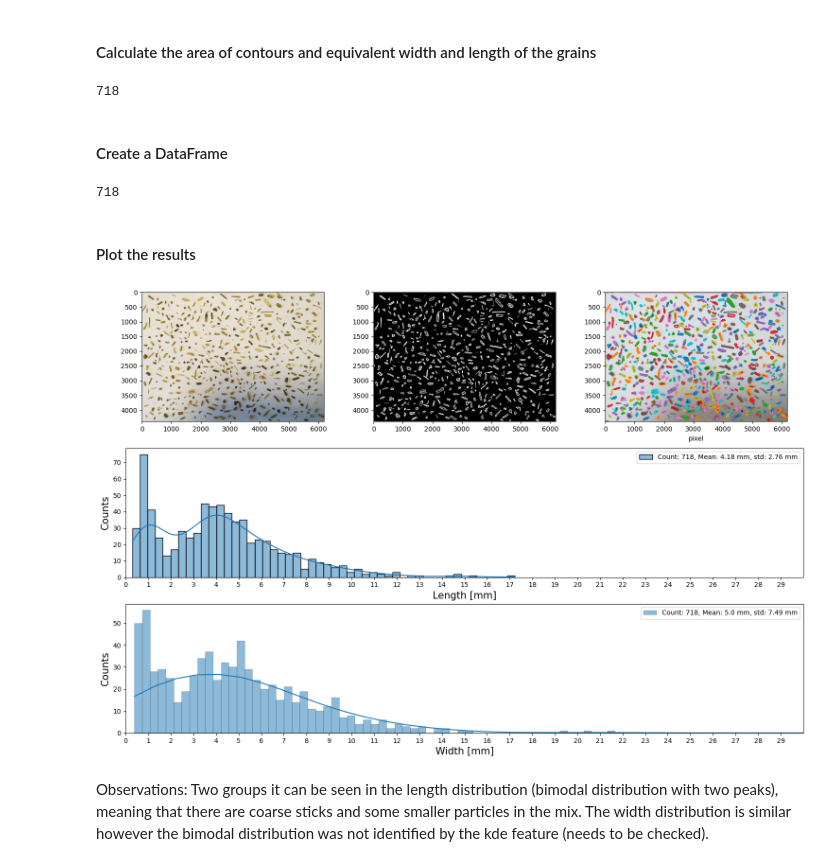
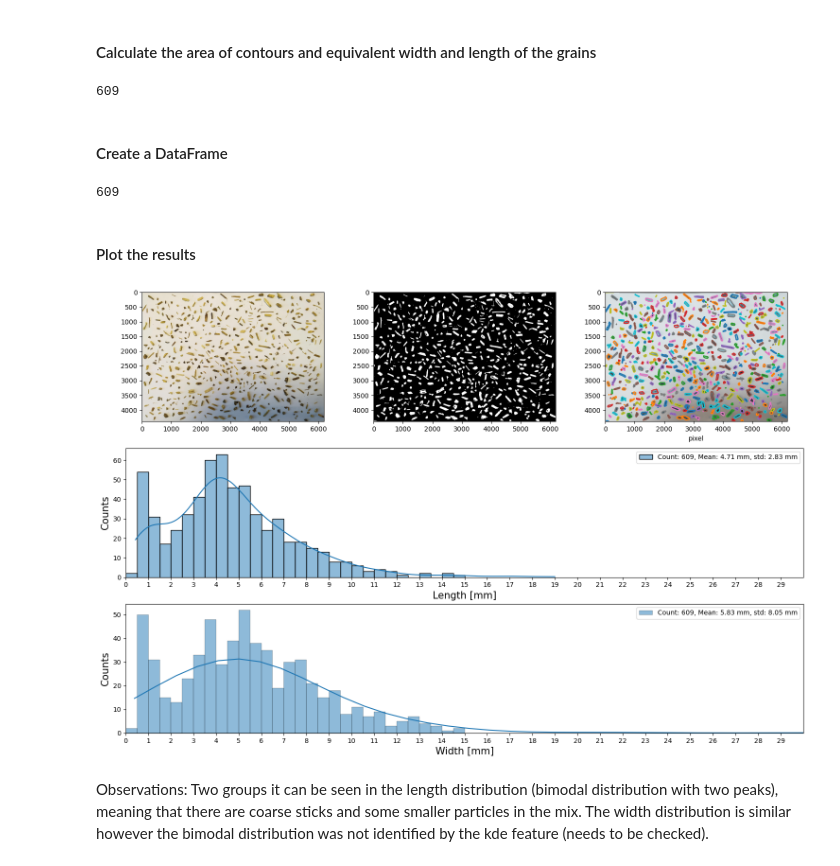
Before and after one commit to joaquinaicrag/UNIBS, a Jupyter notebook: Paper1-YMporousmat/count_grains/coarse/count_grain_coarse.ipynb, the cells around one changed output. Saved outputs shown, nothing was run; the diff lists cells and outputs as text; code cells hidden in the pictures.

Commit message:
coarse update bins

```diff
--- a/Paper1-YMporousmat/count_grains/coarse/count_grain_coarse.ipynb
+++ b/Paper1-YMporousmat/count_grains/coarse/count_grain_coarse.ipynb
@@ -77,7 +77,7 @@ pixel_resolution_y = 20.9
 
 # Apply thresholding to segment the sticks from the background
 thresh = cv.threshold(gray_blurred, 100, 255, cv.THRESH_BINARY_INV + cv.THRESH_OTSU)[1]
-thresh2 = cv.adaptiveThreshold(gray_blurred, 255, cv.ADAPTIVE_THRESH_GAUSSIAN_C, cv.THRESH_BINARY_INV, 71,4) #Tune this last two numbers (odd values) to make the selection finer of coarser
+thresh2 = cv.adaptiveThreshold(gray_blurred, 255, cv.ADAPTIVE_THRESH_GAUSSIAN_C, cv.THRESH_BINARY_INV, 331,4) #Tune this last two numbers (odd values) to make the selection finer of coarser
 
 fig, axx = plt.subplots(2, 2, figsize=(15,10))
 axx[0][0].imshow(cv.cvtColor(thresh, cv.COLOR_BGR2RGB))
@@ -171,7 +171,7 @@ for contour in selected_contour:
 
 len(stick_lengths)
 # %% [output]
-718
+609
 # %% [markdown]
 #### Create a DataFrame
 # %%
@@ -192,7 +192,7 @@ width_dev = round(df_grains['width'].std(), 2)
 
 df_grains['length'].size
 # %% [output]
-718
+609
 # %% [markdown]
 #### Plot the results
 # %%
@@ -215,37 +215,37 @@ for i, contour in enumerate(selected_contour):
         x, y = contour[:, :, 0].ravel(), contour[:, :, 1].ravel()
         ax3.plot(x, y)
 ax3.imshow(img, cmap='viridis', alpha=0.5)  # Overlay original image
 ax3.set_xlabel('pixel')
 #ax3.set_ylabel('pixel')
 
-bins=30
+bin_edges = np.linspace(0, 15, 31)
 fontsize=15
 count_lg = df_grains['length'].size
 count_wd = df_grains['length'].size
 
-sns.histplot(data=df_grains, ax=ax4, x='length', bins=50, kde=True, log_scale=False, label=f'Count: {count_lg}, Mean: {length_mean} mm, std: {length_dev} mm')
+sns.histplot(data=df_grains, ax=ax4, x='length', bins=bin_edges, kde=True, log_scale=False, label=f'Count: {count_lg}, Mean: {length_mean} mm, std: {length_dev} mm')
 #sns.histplot(data=clustered_sticks[1], ax=ax4, x='length', bins=30, kde=True, log_scale=False, label=f'Mean: {round(np.array(clustered_sticks[1]["length"]).mean(), 2)} mm, std: {round(np.array(clustered_sticks[1]["length"]).std(), 2)} mm')
 #sns.jointplot(data=df, x="length", y="width")
 ax4.set_xlabel('Length [mm]', fontsize=fontsize)
 ax4.set_ylabel('Counts', fontsize=fontsize)
 xlabels=np.arange(0,30,1)
 ax4.set_xticks(xlabels)#, fontsize=fontsize)
 ax4.set_xlim(0, 30)
 ax4.legend()
 
 
-sns.histplot(data=df_grains, ax=ax5, x='width', bins=530, kde=True, log_scale=False, label=f'Count: {count_wd}, Mean: {width_mean} mm, std: {width_dev} mm')
+sns.histplot(data=df_grains, ax=ax5, x='width', bins=bin_edges, kde=True, log_scale=False, label=f'Count: {count_wd}, Mean: {width_mean} mm, std: {width_dev} mm')
 #sns.histplot(data=clustered_sticks[1], ax=ax5, x='width', bins=30, kde=True, log_scale=False, label=f'Mean: {round(np.array(clustered_sticks[1]["width"]).mean(), 2)} mm, std: {round(np.array(clustered_sticks[1]["width"]).std(), 2)} mm')
 ax5.set_xlabel('Width [mm]', fontsize=fontsize)
 ax5.set_ylabel('Counts', fontsize=fontsize)
 ax5.set_xticks(xlabels)#, fontsize=fontsize)
 ax5.set_xlim(0, 30)
 plt.tight_layout(pad=0.5)
 ax5.legend()
 
 plt.show()
 # %% [output]
-[figure, old version]
+[figure, new version]
 # %% [markdown]
 Observations: Two groups it can be seen in the length distribution (bimodal distribution with two peaks), meaning that there are coarse sticks and some smaller particles in the mix. The width distribution is similar however the bimodal distribution was not identified by the kde feature (needs to be checked).
 # %%
```
Also changed, not shown: parts of 3 cells of this notebook, 1 other file.
